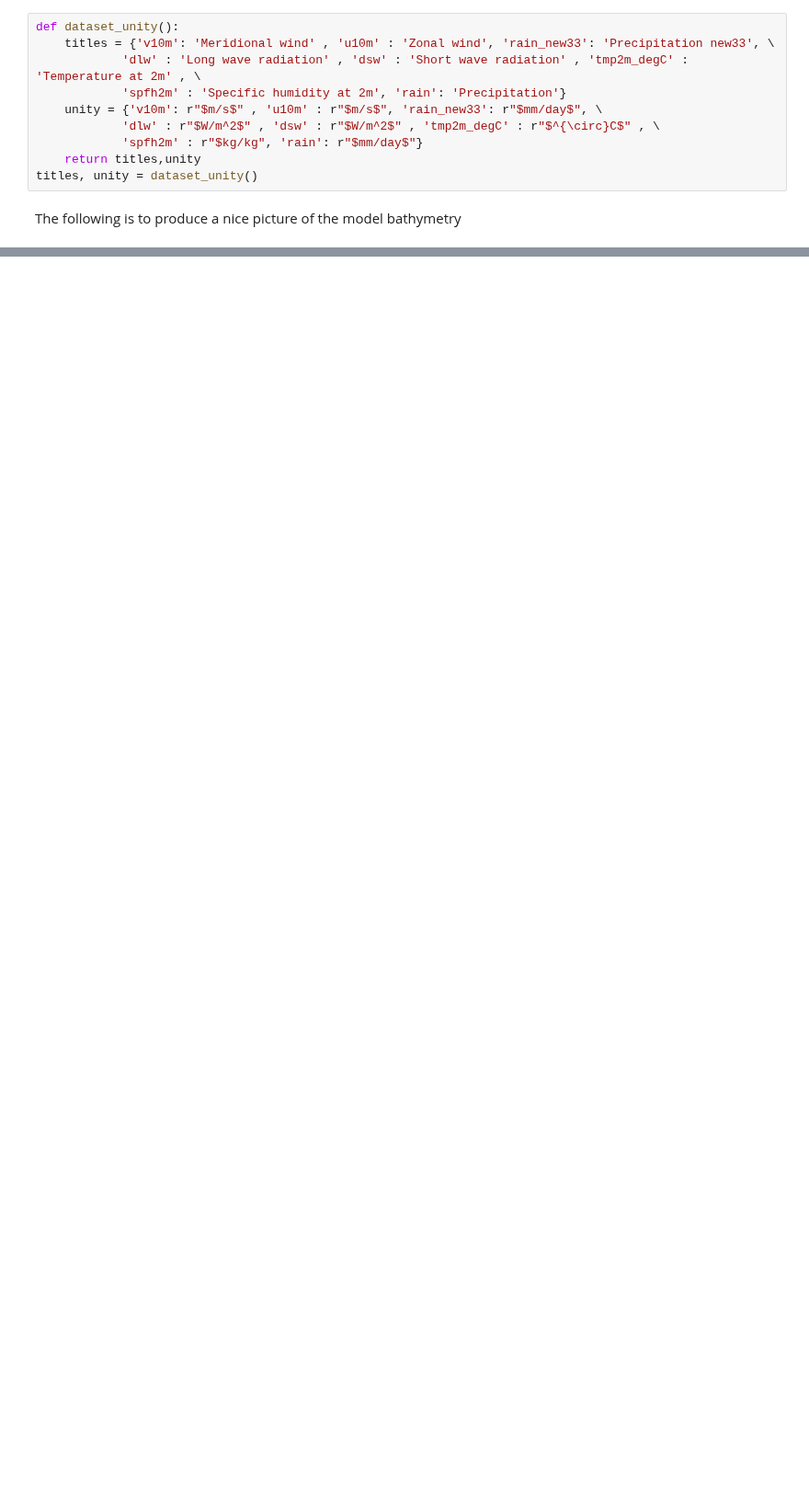
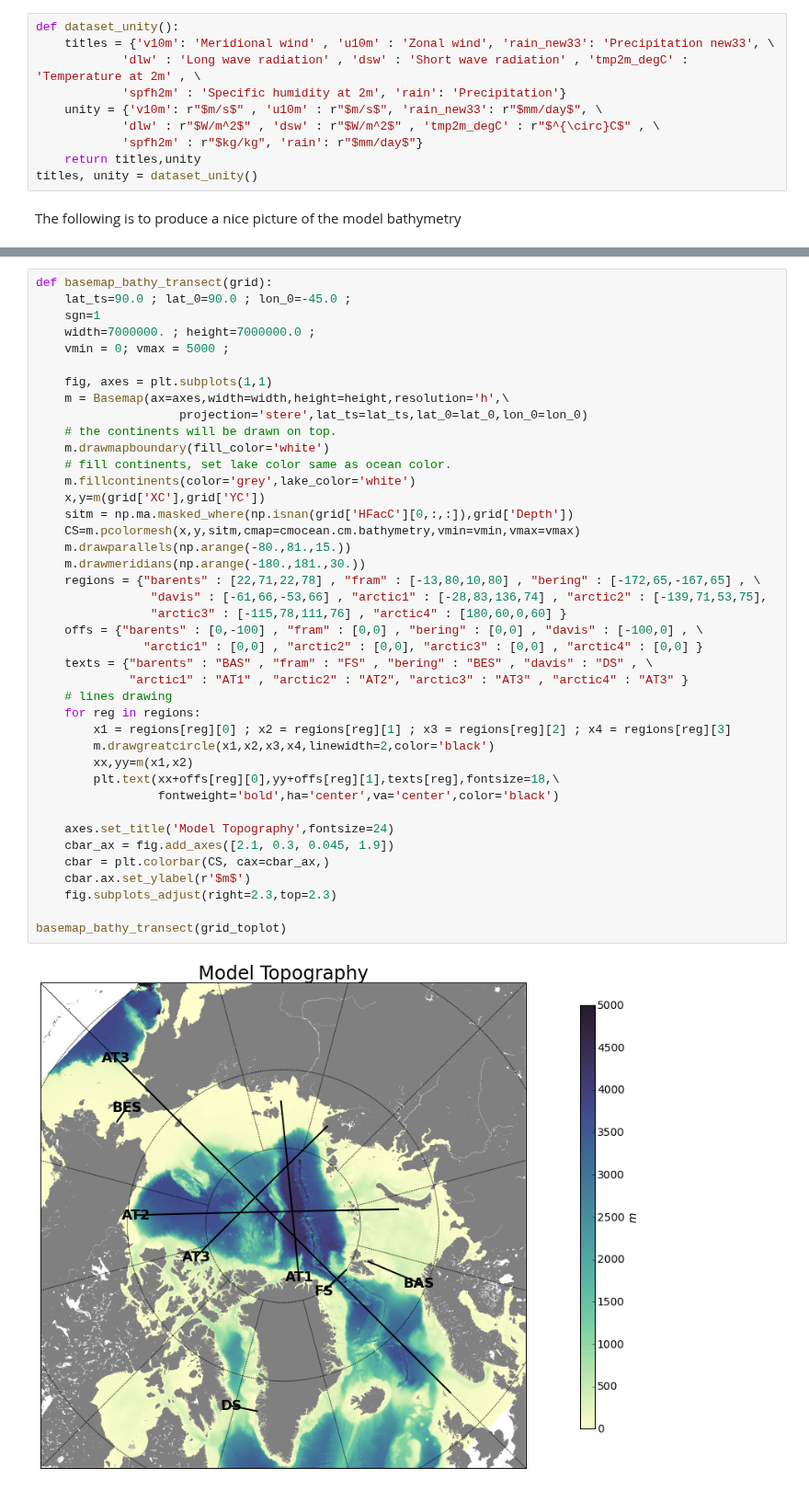
Before and after one commit to AlessandroMozzato/notebooks, a Jupyter notebook: Forcing_datasets.ipynb, the cells around one changed output, grey strips where cells are left out. Shown at 92% size. Saved outputs shown, nothing was run; the diff lists cells and outputs as text; blank space fills up the shorter version.

```diff
--- a/Forcing_datasets.ipynb
+++ b/Forcing_datasets.ipynb
@@ -259,0 +268,43 @@ yp                       int         1
+# %%
+def basemap_bathy_transect(grid):
+    lat_ts=90.0 ; lat_0=90.0 ; lon_0=-45.0 ;
+    sgn=1
+    width=7000000. ; height=7000000.0 ;
+    vmin = 0; vmax = 5000 ;
+
+    fig, axes = plt.subplots(1,1)
+    m = Basemap(ax=axes,width=width,height=height,resolution='h',\
+                    projection='stere',lat_ts=lat_ts,lat_0=lat_0,lon_0=lon_0)
+    # the continents will be drawn on top.
+    m.drawmapboundary(fill_color='white')
+    # fill continents, set lake color same as ocean color.
+    m.fillcontinents(color='grey',lake_color='white')
+    x,y=m(grid['XC'],grid['YC'])
+    sitm = np.ma.masked_where(np.isnan(grid['HFacC'][0,:,:]),grid['Depth'])
+    CS=m.pcolormesh(x,y,sitm,cmap=cmocean.cm.bathymetry,vmin=vmin,vmax=vmax)
+    m.drawparallels(np.arange(-80.,81.,15.))
+    m.drawmeridians(np.arange(-180.,181.,30.))
+    regions = {"barents" : [22,71,22,78] , "fram" : [-13,80,10,80] , "bering" : [-172,65,-167,65] , \
+                "davis" : [-61,66,-53,66] , "arctic1" : [-28,83,136,74] , "arctic2" : [-139,71,53,75],
+                "arctic3" : [-115,78,111,76] , "arctic4" : [180,60,0,60] }
+    offs = {"barents" : [0,-100] , "fram" : [0,0] , "bering" : [0,0] , "davis" : [-100,0] , \
+               "arctic1" : [0,0] , "arctic2" : [0,0], "arctic3" : [0,0] , "arctic4" : [0,0] }
+    texts = {"barents" : "BAS" , "fram" : "FS" , "bering" : "BES" , "davis" : "DS" , \
+             "arctic1" : "AT1" , "arctic2" : "AT2", "arctic3" : "AT3" , "arctic4" : "AT3" }
+    # lines drawing
+    for reg in regions:
+        x1 = regions[reg][0] ; x2 = regions[reg][1] ; x3 = regions[reg][2] ; x4 = regions[reg][3]
+        m.drawgreatcircle(x1,x2,x3,x4,linewidth=2,color='black')
+        xx,yy=m(x1,x2)
+        plt.text(xx+offs[reg][0],yy+offs[reg][1],texts[reg],fontsize=18,\
+                 fontweight='bold',ha='center',va='center',color='black')
+
+    axes.set_title('Model Topography',fontsize=24)
+    cbar_ax = fig.add_axes([2.1, 0.3, 0.045, 1.9])
+    cbar = plt.colorbar(CS, cax=cbar_ax,)
+    cbar.ax.set_ylabel(r'$m$')
+    fig.subplots_adjust(right=2.3,top=2.3)
+
+basemap_bathy_transect(grid_toplot)
+# %% [output]
+[figure, added]
```
Also changed, not shown: parts of 7 cells of this notebook.
